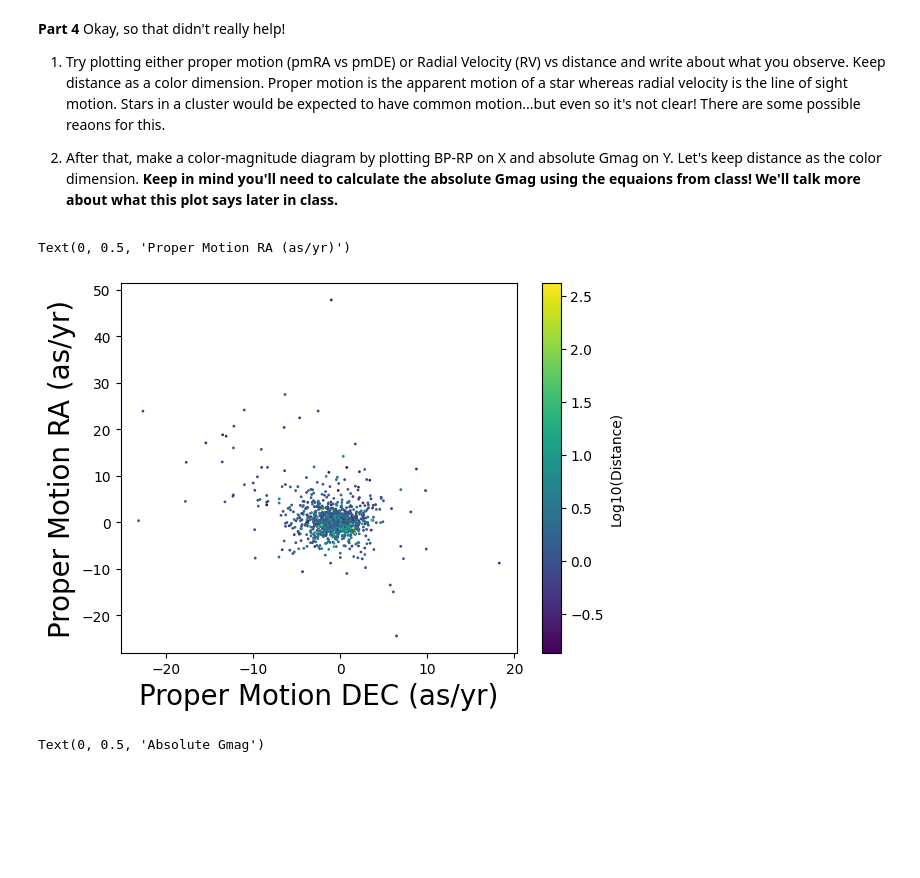
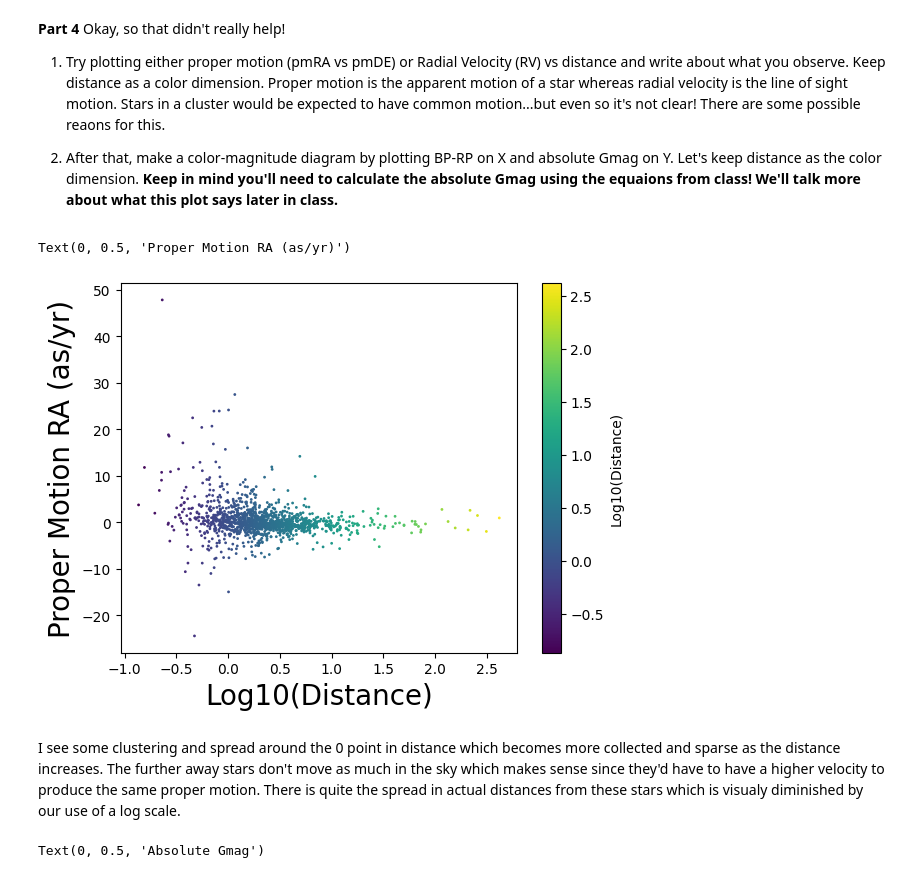
Before and after one commit to HomerTheChicken/PHYS3025Work, a Jupyter notebook: PHYS_3025_Activity_1.ipynb, the cells around one changed output. Saved outputs shown, nothing was run; the diff lists cells and outputs as text; code cells hidden in the pictures; blank space fills up the shorter version.

Commit message:
Fixed proper motion graph and answered question.

```diff
--- a/PHYS_3025_Activity_1.ipynb
+++ b/PHYS_3025_Activity_1.ipynb
@@ -360,14 +360,16 @@ Okay, so that didn't really help!
 
 2. After that, make a color-magnitude diagram by plotting BP-RP on X and absolute Gmag on Y. Let's keep distance as the color dimension.  **Keep in mind you'll need to calculate the absolute Gmag using the equaions from class! We'll talk more about what this plot says later in class.**
 # %%
-plt.scatter(data_clean["pmDE"],data_clean["pmRA"],s=1,c=np.log10(distance)) # plot proper motion, RA vs DE
+plt.scatter(np.log10(distance),data_clean["pmRA"],s=1,c=np.log10(distance)) # plot proper motion in RA vs log distance
 cbar=plt.colorbar()
 cbar.set_label('Log10(Distance)')
-plt.xlabel("Proper Motion DEC (as/yr)", fontsize=20)
+plt.xlabel("Log10(Distance)", fontsize=20)
 plt.ylabel("Proper Motion RA (as/yr)", fontsize=20)
 # %% [output]
 Text(0, 0.5, 'Proper Motion RA (as/yr)')
-[figure, old version]
+[figure, new version]
+# %% [markdown]
+I see some clustering and spread around the 0 point in distance which becomes more collected and sparse as the distance increases. The further away stars don't move as much in the sky which makes sense since they'd have to have  a higher velocity to produce the same proper motion. There is quite the spread in actual distances from these stars which is visualy diminished by our use of a log scale.
 # %%
 GAbs = data_clean["Gmag"]+5*(np.log10(distance)+1) # absolute magnitude from apparent magnitude
 plt.scatter(data_clean["BP-RP"],GAbs,s=1,c=np.log10(distance)) # plot Absolute g band magnitude vs color
```
